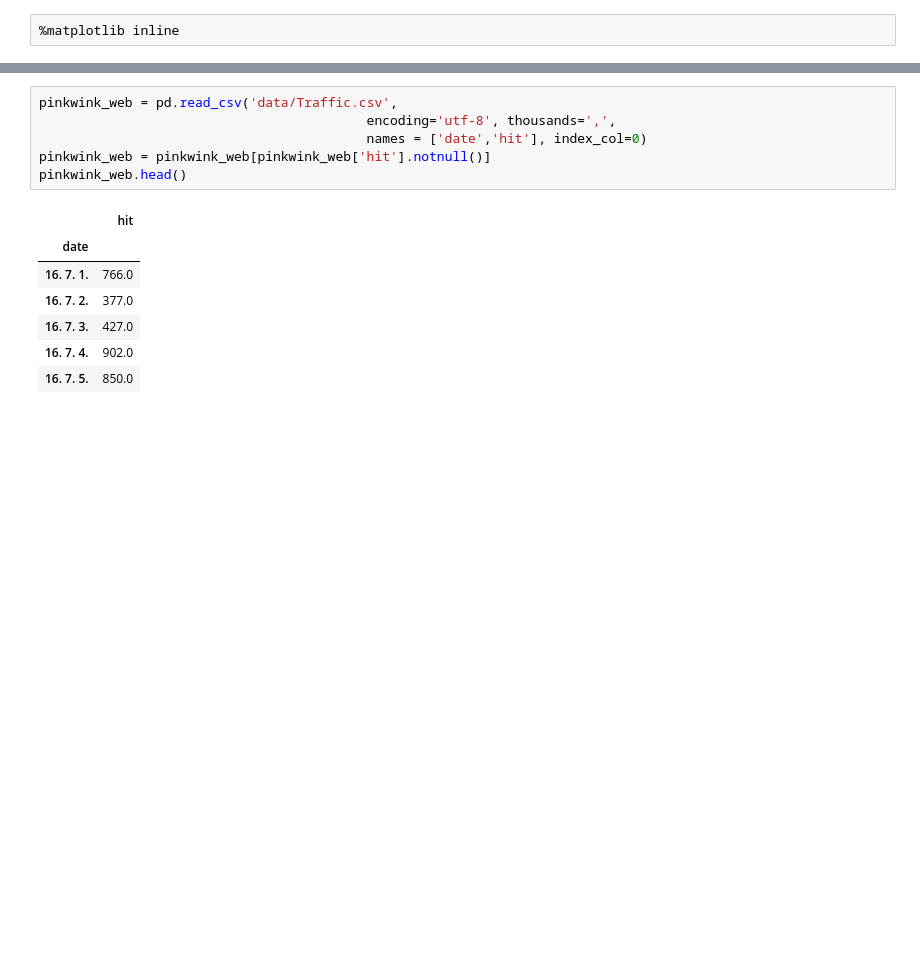
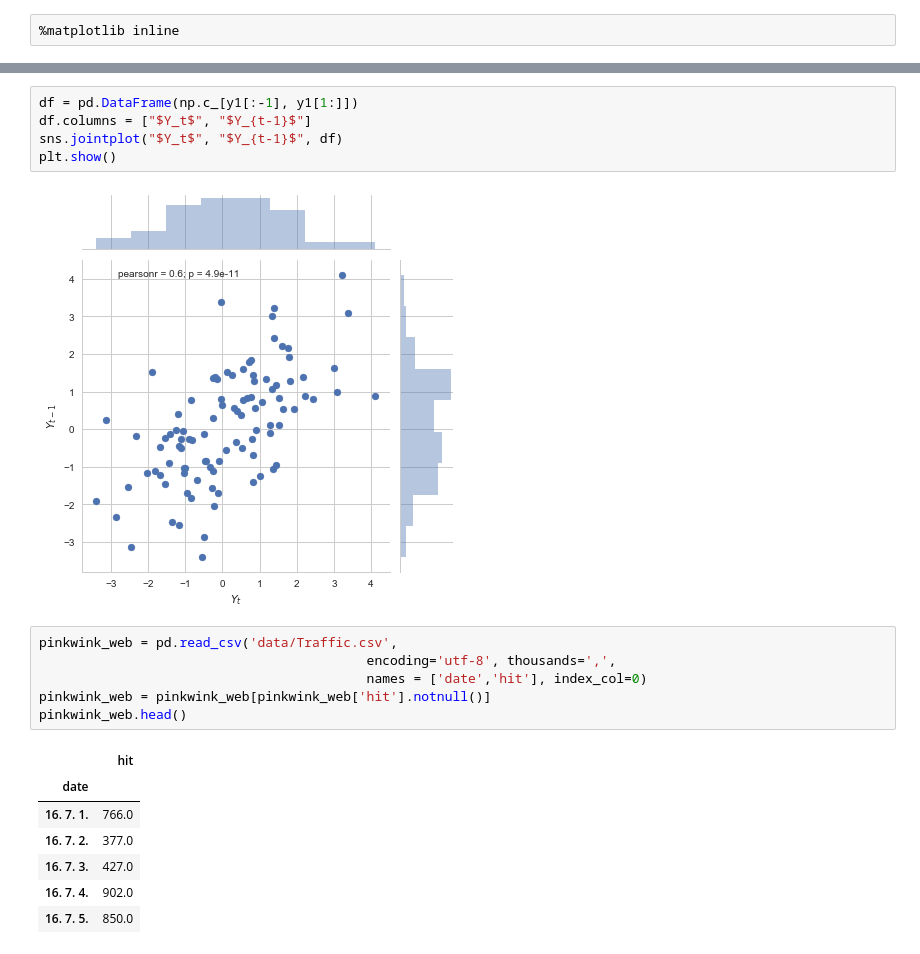
Before and after one commit to dooyeoung/walmart_recruiting2_stormy_weather, a Jupyter notebook: study_tiemseries.ipynb, the cells around one changed output, grey strips where cells are left out. Saved outputs shown, nothing was run; the diff lists cells and outputs as text; blank space fills up the shorter version.

```diff
--- a/study_tiemseries.ipynb
+++ b/study_tiemseries.ipynb
@@ -3,3 +34,10 @@
+# %%
+df = pd.DataFrame(np.c_[y1[:-1], y1[1:]])
+df.columns = ["$Y_t$", "$Y_{t-1}$"]
+sns.jointplot("$Y_t$", "$Y_{t-1}$", df)
+plt.show()
+# %% [output]
+[figure, added]
 # %%
 pinkwink_web = pd.read_csv('data/Traffic.csv',
                                           encoding='utf-8', thousands=',',
```
Also changed, not shown: parts of 2 cells of this notebook, 4 other files.
